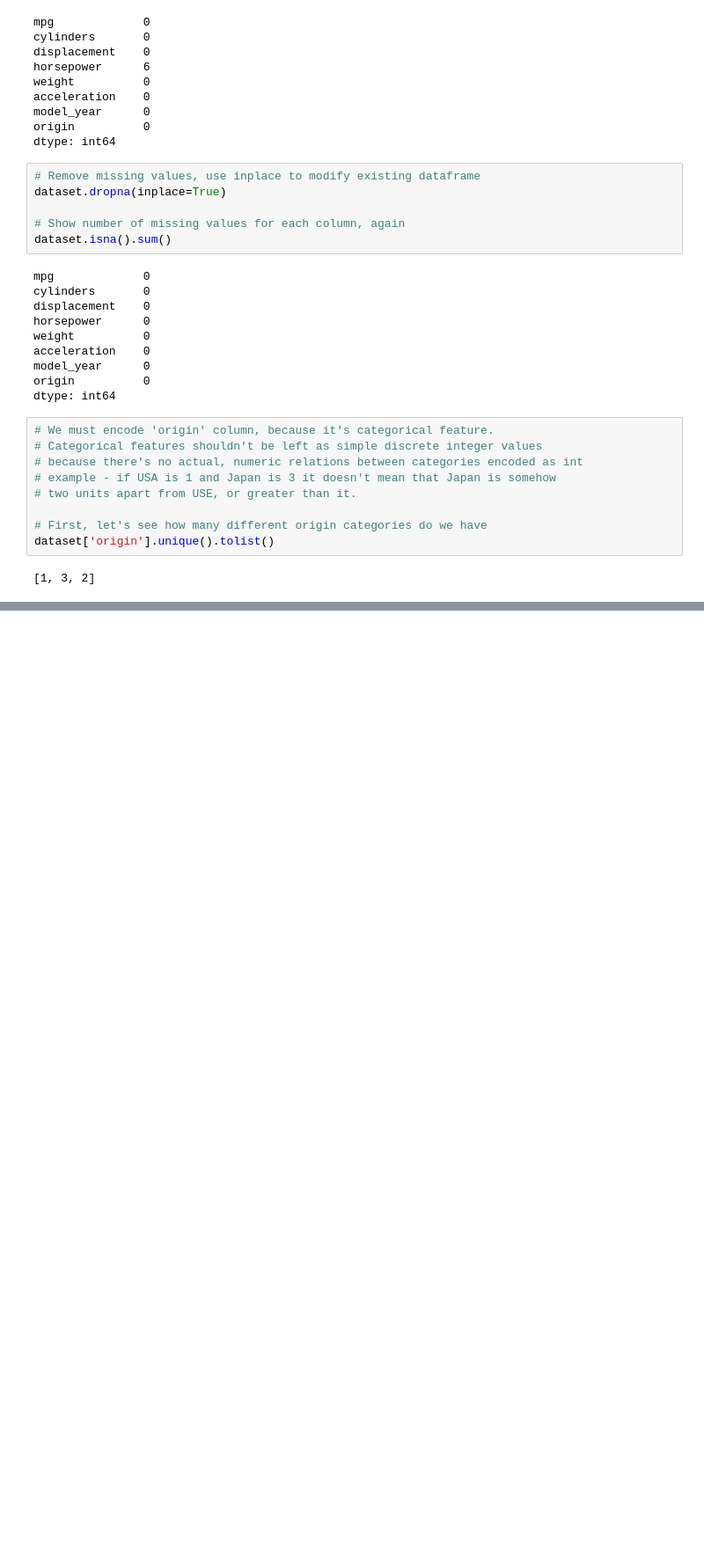
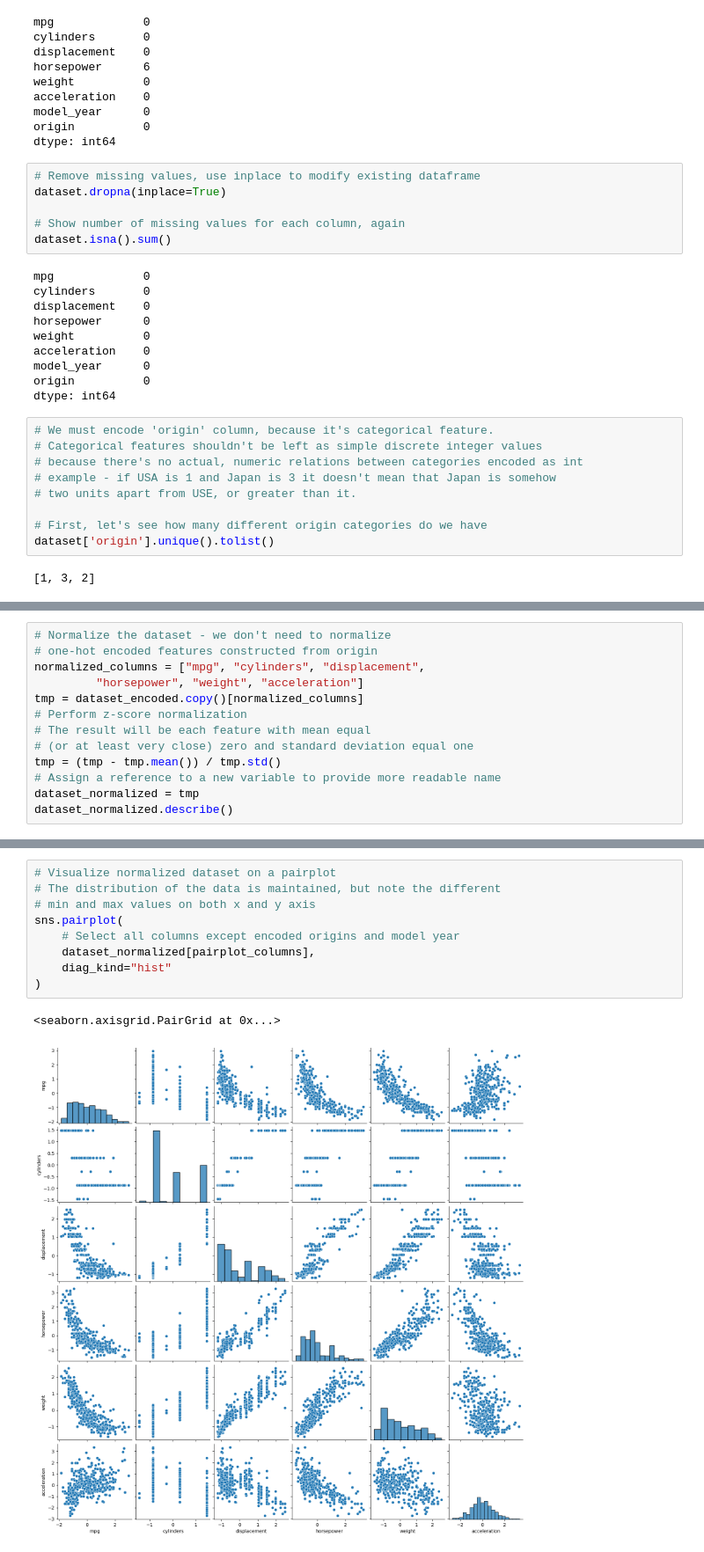
Before and after one commit to michrus/am-i-learning-yet, a Jupyter notebook: machine_learning/linear_regression/project.ipynb, the cells around one changed output, grey strips where cells are left out. Shown at 88% size. Saved outputs shown, nothing was run; the diff lists cells and outputs as text; blank space fills up the shorter version.

```diff
--- a/machine_learning/linear_regression/project.ipynb
+++ b/machine_learning/linear_regression/project.ipynb
@@ -125,0 +156,13 @@ dataset_encoded.tail()
+# %%
+# Normalize the dataset - we don't need to normalize
+# one-hot encoded features constructed from origin
+normalized_columns = ["mpg", "cylinders", "displacement",
+         "horsepower", "weight", "acceleration"]
+tmp = dataset_encoded.copy()[normalized_columns]
+# Perform z-score normalization
+# The result will be each feature with mean equal
+# (or at least very close) zero and standard deviation equal one
+tmp = (tmp - tmp.mean()) / tmp.std()
+# Assign a reference to a new variable to provide more readable name
+dataset_normalized = tmp
+dataset_normalized.describe()
@@ -125,0 +179,12 @@ dataset_encoded.tail()
+# %%
+# Visualize normalized dataset on a pairplot
+# The distribution of the data is maintained, but note the different
+# min and max values on both x and y axis
+sns.pairplot(
+    # Select all columns except encoded origins and model year
+    dataset_normalized[pairplot_columns],
+    diag_kind="hist"
+)
+# %% [output]
+<seaborn.axisgrid.PairGrid at 0x...>
+[figure, added]
```
Also changed, not shown: parts of 19 cells of this notebook.
